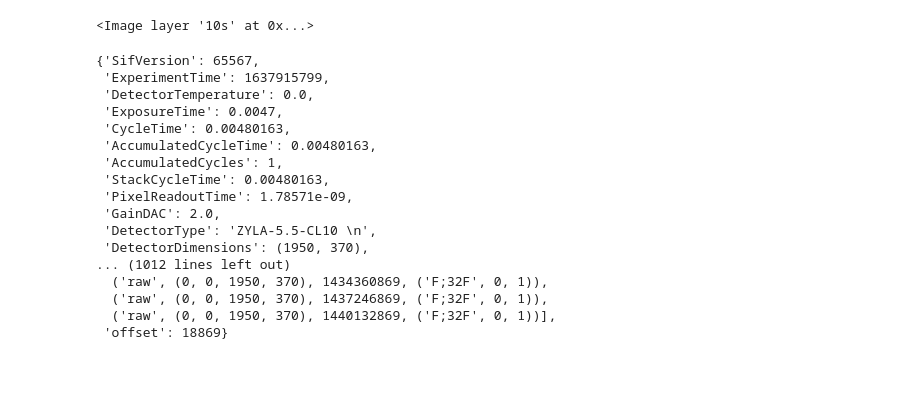
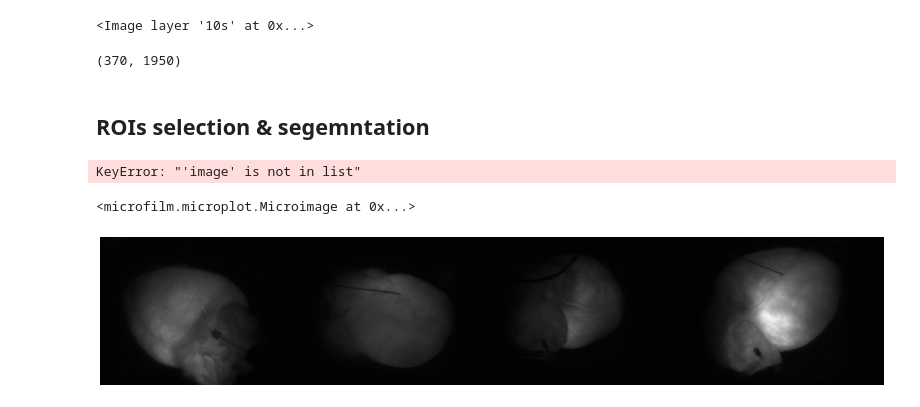
Before and after one commit to rjlopez2/OMAAS, a Jupyter notebook: sandbox/sif_reader/Untitled.ipynb, the cells around one changed output. Saved outputs shown, nothing was run; the diff lists cells and outputs as text; code cells hidden in the pictures; blank space fills up the shorter version.

```diff
--- a/sandbox/sif_reader/Untitled.ipynb
+++ b/sandbox/sif_reader/Untitled.ipynb
@@ -55,25 +77,18 @@ image_10slides = viewer.layers['image'].data[:20, : , :  ]
 viewer.add_image(data = image_10slides, gamma= 0.2, name = "10s", colormap="twilight_shifted")
 # %% [output]
 <Image layer '10s' at 0x...>
-# %%
-viewer.layers['10s'].metadata = viewer.layers['image'].metadata
-# %%
-viewer.layers['10s'].metadata
-# %% [output]
-{'SifVersion': 65567,
- 'ExperimentTime': 1637915799,
- 'DetectorTemperature': 0.0,
- 'ExposureTime': 0.0047,
- 'CycleTime': 0.00480163,
- 'AccumulatedCycleTime': 0.00480163,
- 'AccumulatedCycles': 1,
- 'StackCycleTime': 0.00480163,
- 'PixelReadoutTime': 1.78571e-09,
- 'GainDAC': 2.0,
- 'DetectorType': 'ZYLA-5.5-CL10 \n',
- 'DetectorDimensions': (1950, 370),
-... (1012 lines left out)
-  ('raw', (0, 0, 1950, 370), 1434360869, ('F;32F', 0, 1)),
-  ('raw', (0, 0, 1950, 370), 1437246869, ('F;32F', 0, 1)),
-  ('raw', (0, 0, 1950, 370), 1440132869, ('F;32F', 0, 1))],
- 'offset': 18869}
+# %%
+viewer.layers['image'].data[0, : , :  ].shape
+# %% [output]
+(370, 1950)
+# %% [markdown]
+## ROIs selection & segemntation
+# %%
+one_frame = viewer.layers['image'].data[0, : , :  ]
+# %% [output]
+KeyError: "'image' is not in list"
+# %%
+microshow(one_frame, fig_scaling=20)
+# %% [output]
+<microfilm.microplot.Microimage at 0x...>
+[figure, added]
```
Also changed, not shown: parts of 45 cells of this notebook.
